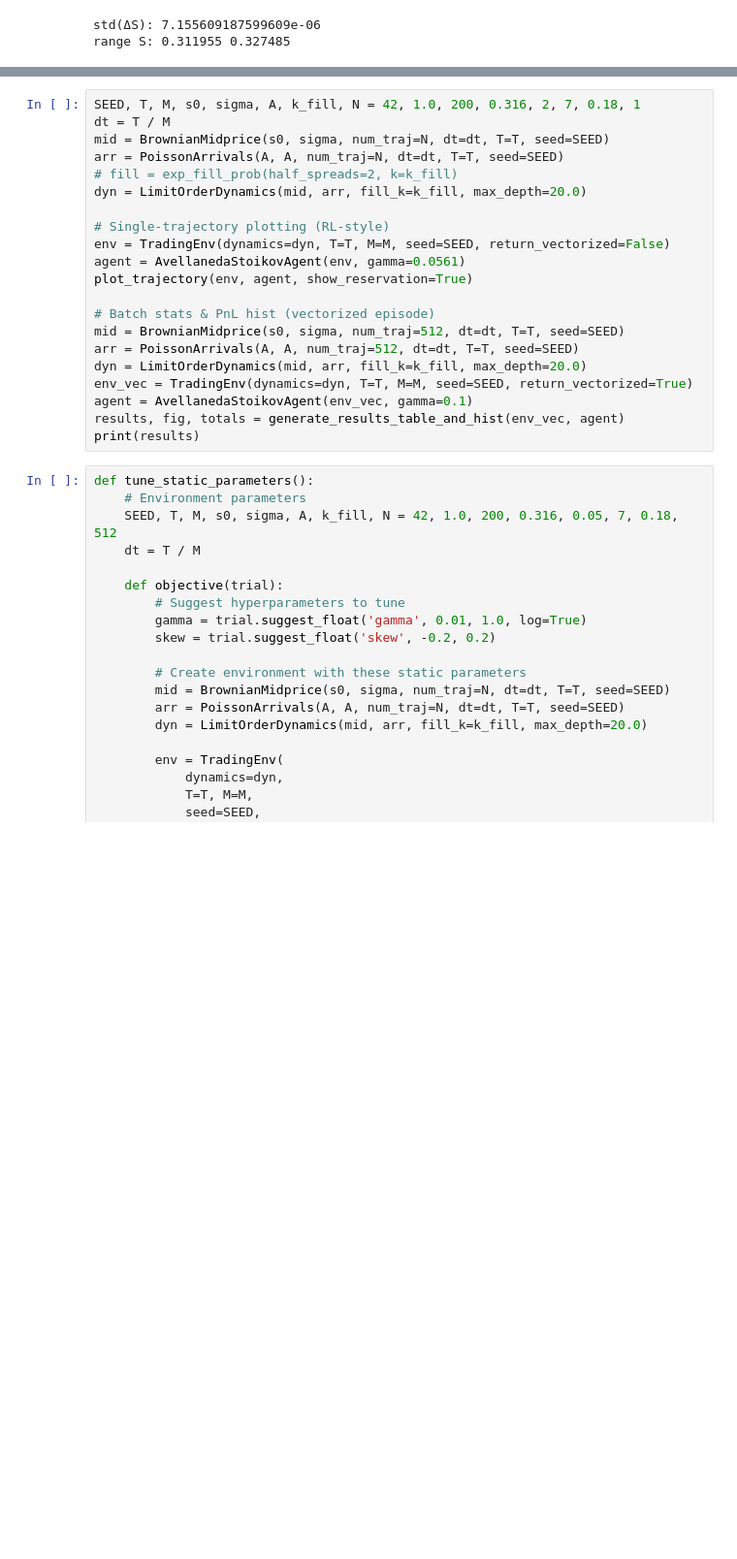
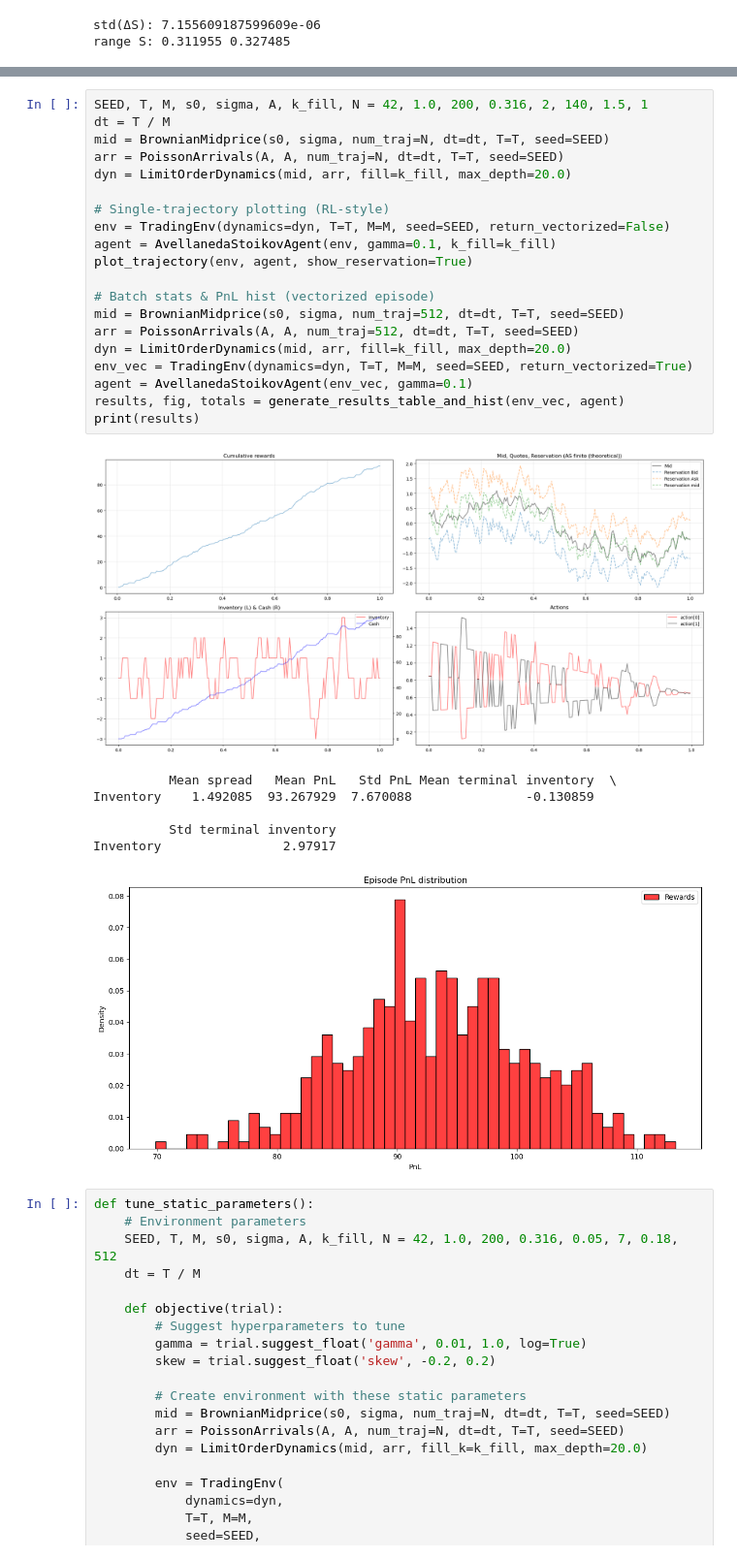
Before and after one commit to AA-ron2/Thesis_AI4Trading, a Jupyter notebook: test.ipynb, the cells around one changed output, grey strips where cells are left out. Shown at 97% size. Drawn from its saved outputs; the diff is of its cells as text; blank space fills up the shorter version.

```diff
--- a/test.ipynb
+++ b/test.ipynb
@@ -245,25 +244,32 @@ print(results)
 MemoryError: Unable to allocate 8.17 GiB for an array with shape (512, 6, 713816) and data type float32
 # %%
-SEED, T, M, s0, sigma, A, k_fill, N = 42, 1.0, 200, 0.316, 2, 7, 0.18, 1
+SEED, T, M, s0, sigma, A, k_fill, N = 42, 1.0, 200, 0.316, 2, 140, 1.5, 1
 dt = T / M
 mid = BrownianMidprice(s0, sigma, num_traj=N, dt=dt, T=T, seed=SEED)
 arr = PoissonArrivals(A, A, num_traj=N, dt=dt, T=T, seed=SEED)
-# fill = exp_fill_prob(half_spreads=2, k=k_fill)
-dyn = LimitOrderDynamics(mid, arr, fill_k=k_fill, max_depth=20.0)
+dyn = LimitOrderDynamics(mid, arr, fill=k_fill, max_depth=20.0)
 
 # Single-trajectory plotting (RL-style)
 env = TradingEnv(dynamics=dyn, T=T, M=M, seed=SEED, return_vectorized=False)
-agent = AvellanedaStoikovAgent(env, gamma=0.0561)
+agent = AvellanedaStoikovAgent(env, gamma=0.1, k_fill=k_fill)
 plot_trajectory(env, agent, show_reservation=True)
 
 # Batch stats & PnL hist (vectorized episode)
 mid = BrownianMidprice(s0, sigma, num_traj=512, dt=dt, T=T, seed=SEED)
 arr = PoissonArrivals(A, A, num_traj=512, dt=dt, T=T, seed=SEED)
-dyn = LimitOrderDynamics(mid, arr, fill_k=k_fill, max_depth=20.0)
+dyn = LimitOrderDynamics(mid, arr, fill=k_fill, max_depth=20.0)
 env_vec = TradingEnv(dynamics=dyn, T=T, M=M, seed=SEED, return_vectorized=True)
 agent = AvellanedaStoikovAgent(env_vec, gamma=0.1)
 results, fig, totals = generate_results_table_and_hist(env_vec, agent)
 print(results)
+# %% [output]
+[figure, added]
+          Mean spread   Mean PnL   Std PnL Mean terminal inventory  \
+Inventory    1.492085  93.267929  7.670088               -0.130859
+
+          Std terminal inventory
+Inventory                2.97917
+[figure, added]
 # %%
 def tune_static_parameters():
     # Environment parameters
```
Also changed, not shown: parts of 2 cells of this notebook, 10 other files.
